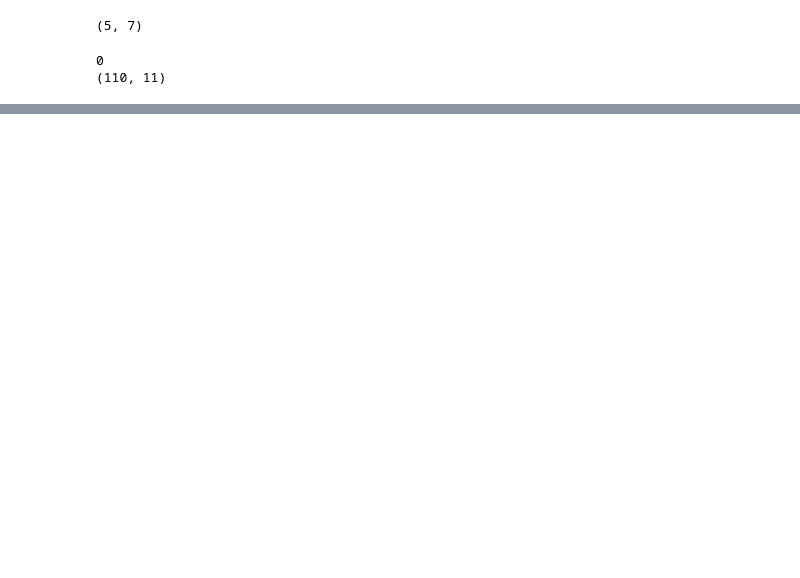
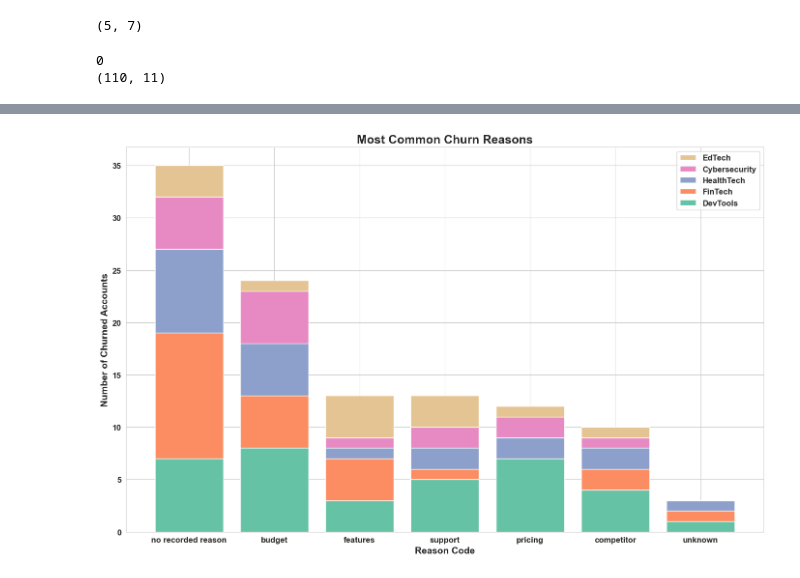
Before and after one commit to christianrm0821/saas-churn-analysis, a Jupyter notebook: saas_case_study/saas_case_study.ipynb, the cells around one changed output, grey strips where cells are left out. Saved outputs shown, nothing was run; the diff lists cells and outputs as text; code cells hidden in the pictures; blank space fills up the shorter version.

```diff
--- a/saas_case_study/saas_case_study.ipynb
+++ b/saas_case_study/saas_case_study.ipynb
@@ -670,0 +682,11 @@ industry_reason_wide.head()
+# %%
+#transposing industry_reason_wide to make new stacked bar chart
+reason_industry_wide =   industry_reason_wide.T
+
+#sorting reasons from most churned accounts to least
+reason_industry_wide['total'] = reason_industry_wide.sum(axis=1)
+reason_industry_wide = reason_industry_wide.sort_values('total', ascending=False)
+reason_industry_wide = reason_industry_wide.drop(columns='total')
+
+
+print(reason_industry_wide)
@@ -670,0 +703,46 @@ industry_reason_wide.head()
+# %%
+fig, ax = plt.subplots(figsize = (14,9))
+
+#setting bar starting point
+bottom = np.zeros(len(reason_industry_wide))
+
+#choosing colors
+color_map = {
+    'DevTools': colors[0],
+    'FinTech': colors[1],
+    'HealthTech': colors[2],
+    'Cybersecurity': colors[3],
+    'EdTech': colors[6],
+}
+
+#stacked bar graph
+for reason in reason_industry_wide.columns:
+    ax.bar(reason_industry_wide.index,
+           reason_industry_wide[reason],
+           bottom = bottom,
+           color= color_map[reason],
+           label = reason)
+    bottom += reason_industry_wide[reason].values
+
+ax.set_xlabel('Reason Code', fontsize = 14, fontweight = 'bold')
+ax.set_ylabel('Number of Churned Accounts', fontsize = 14, fontweight = 'bold')
+ax.set_title('Most Common Churn Reasons', fontsize = 18, fontweight = 'bold')
+
+#altering x and y labels
+for label in ax.get_xticklabels():
+    label.set_fontweight('bold')
+    label.set_fontsize(12)
+
+for label in ax.get_yticklabels():
+    label.set_fontweight('bold')
+    label.set_fontsize(12)
+
+#creates legend in same order as in bar graph
+handles, labels = ax.get_legend_handles_labels()
+ax.legend(handles[::-1], labels[::-1], loc='upper right', prop={'weight': 'bold', 'size': 12})
+
+
+plt.tight_layout()
+plt.show()
+# %% [output]
+[figure, added]
```
Also changed, not shown: parts of 24 cells of this notebook.
